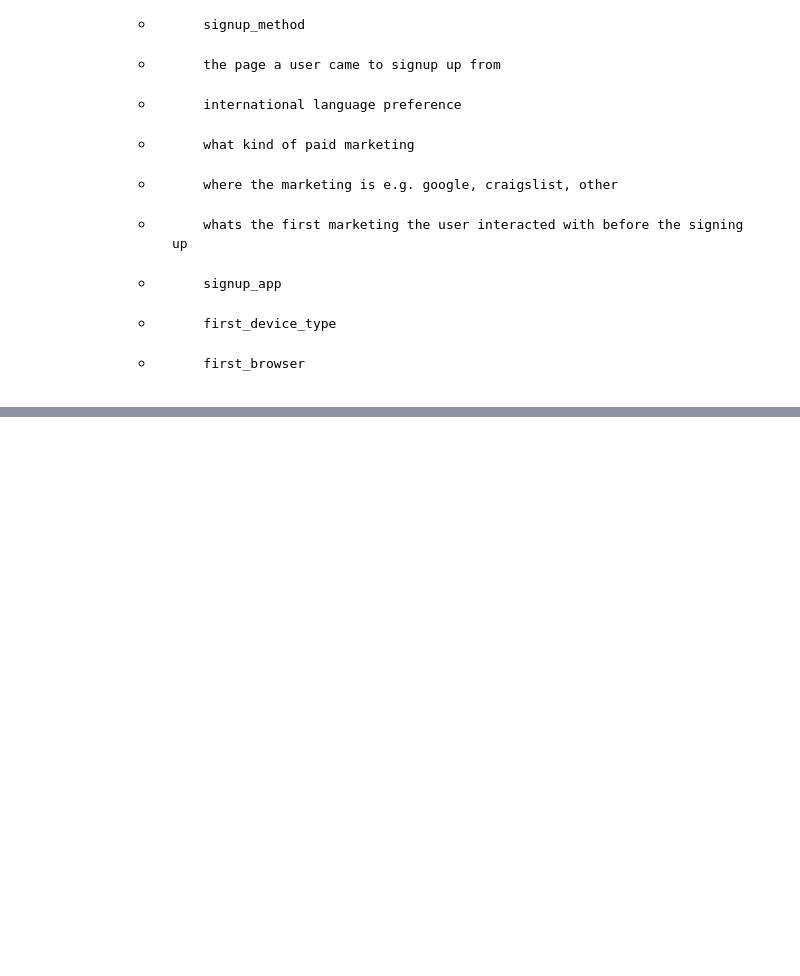
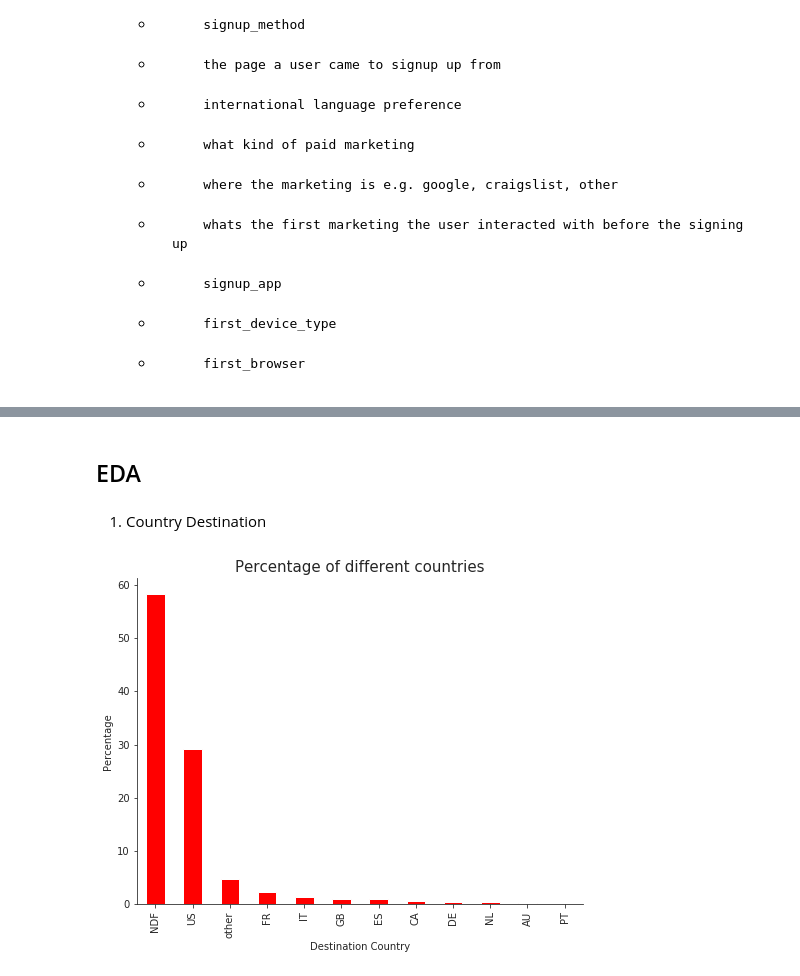
Before and after one commit to fwang312/Airbnb-User-Booking, a Jupyter notebook: New_User_Booking.ipynb, the cells around one changed output, grey strips where cells are left out. Cells and saved outputs as stored; diff of their text form; code cells hidden in the pictures; blank space fills up the shorter version.

```diff
--- a/New_User_Booking.ipynb
+++ b/New_User_Booking.ipynb
@@ -31,0 +130,3 @@
+# %%
+# Replacing gender values which are not presnet to Nan
+df.gender.replace('-unknown-',np.nan, inplace= True)
@@ -31,0 +144,11 @@
+# %%
+age = df['age']
+age.fillna(-1, inplace = True)
+# %%
+## This are birthdays instead of age (estimating age by doing 2016 - value)
+age = np.where(np.logical_and(age<2014, age>1917), 2017-age, age)
+
+## This is the current year insted of age, we also consider this as N/A
+age = np.where(np.logical_and(age<2016, age>2010), -1, age)
+# %%
+df['age'] = age
@@ -31,0 +175,17 @@
+# %% [markdown]
+## EDA
+# %% [markdown]
+1) Country Destination
+# %%
+sns.set_style('ticks')
+fig, ax = plt.subplots()
+fig.set_size_inches(8, 6)
+
+destination_percentage = df.country_destination.value_counts()/ df.shape[0] *100
+destination_percentage.plot(kind = 'bar', color = 'red')
+plt.xlabel('Destination Country')
+plt.ylabel('Percentage')
+plt.title('Percentage of different countries', size = 15)
+sns.despine()
+# %% [output]
+[figure, added]
```
Also changed, not shown: parts of 26 cells of this notebook.
